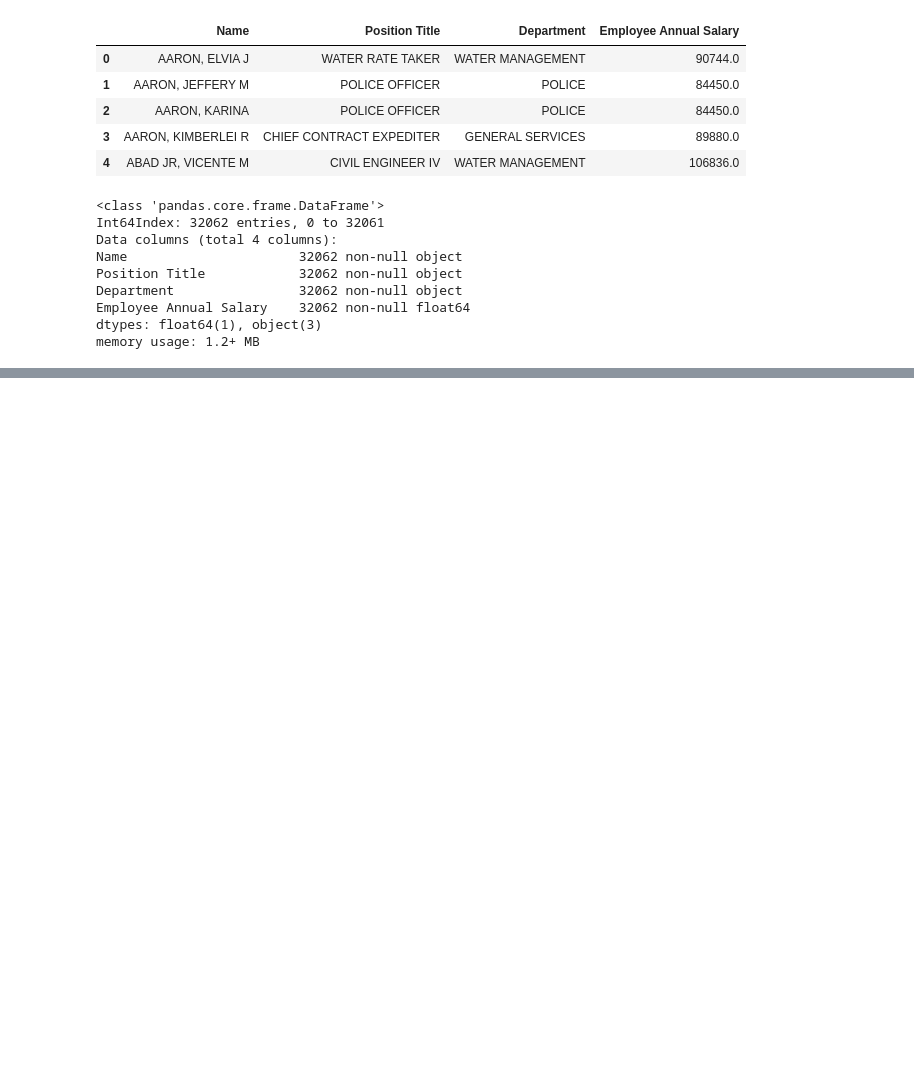
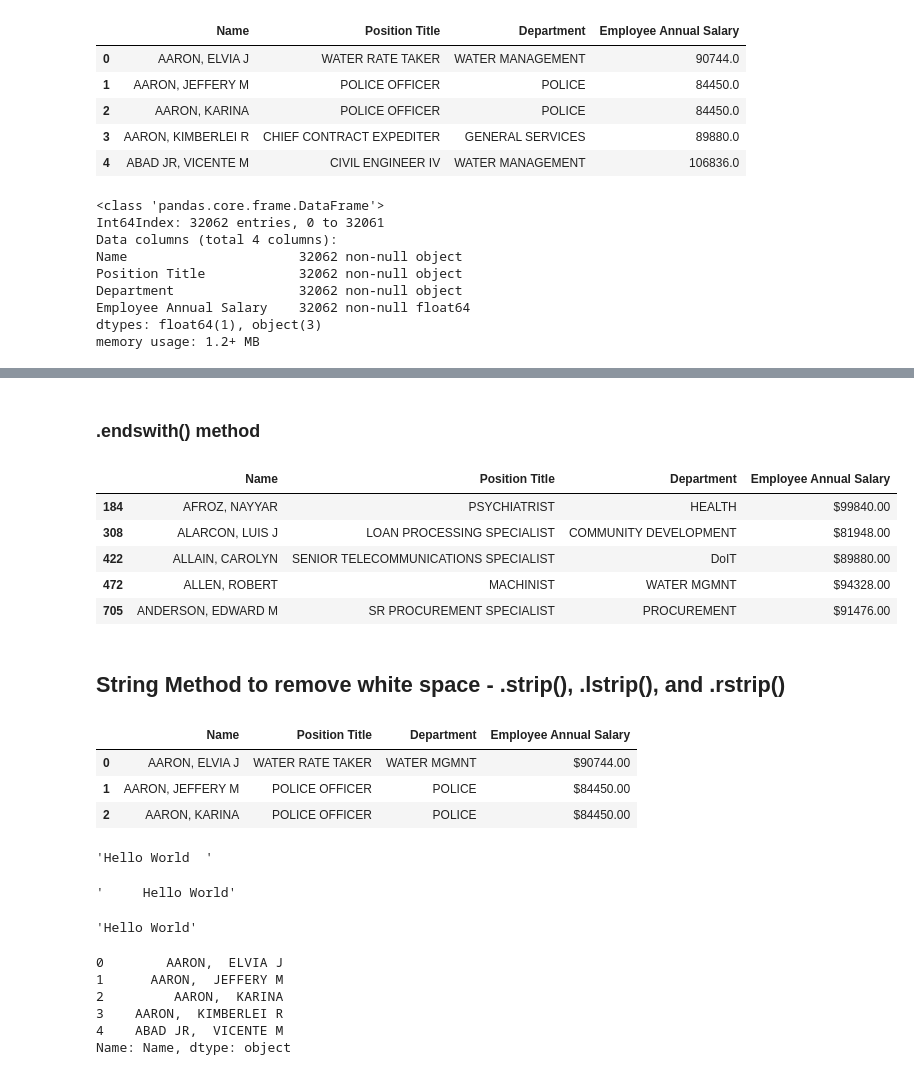
Before and after one commit to YoheiKo/DA_with_pandas_udemy, a Jupyter notebook: TextData.ipynb, the cells around one changed output, grey strips where cells are left out. Saved outputs shown, nothing was run; the diff lists cells and outputs as text; code cells hidden in the pictures; blank space fills up the shorter version.

```diff
--- a/TextData.ipynb
+++ b/TextData.ipynb
@@ -205,0 +273,45 @@ memory usage: 1.2+ MB
+# %% [markdown]
+### .endswith() method
+# %%
+mask = chicago["Position Title"].str.lower().str.endswith("ist")
+chicago[mask].head()
+# %% [output]
+|  | Name | Position Title | Department | Employee Annual Salary |
+| 184 | AFROZ, NAYYAR | PSYCHIATRIST | HEALTH | $99840.00 |
+| 308 | ALARCON, LUIS J | LOAN PROCESSING SPECIALIST | COMMUNITY DEVELOPMENT | $81948.00 |
+| 422 | ALLAIN, CAROLYN | SENIOR TELECOMMUNICATIONS SPECIALIST | DoIT | $89880.00 |
+| 472 | ALLEN, ROBERT | MACHINIST | WATER MGMNT | $94328.00 |
+| 705 | ANDERSON, EDWARD M | SR PROCUREMENT SPECIALIST | PROCUREMENT | $91476.00 |
+# %% [markdown]
+## String Method to remove white space - .strip(), .lstrip(), and .rstrip()
+# %%
+import pandas as pd
+chicago = pd.read_csv("chicago.csv").dropna(how = "all")
+chicago["Department"] = chicago["Department"].astype("category")
+chicago.head(3)
+# %% [output]
+|  | Name | Position Title | Department | Employee Annual Salary |
+| 0 | AARON, ELVIA J | WATER RATE TAKER | WATER MGMNT | $90744.00 |
+| 1 | AARON, JEFFERY M | POLICE OFFICER | POLICE | $84450.00 |
+| 2 | AARON, KARINA | POLICE OFFICER | POLICE | $84450.00 |
+# %%
+"     Hello World  ".lstrip() #remove spaces from the left
+# %% [output]
+'Hello World  '
+# %%
+"     Hello World  ".rstrip() #remove spaces from the right
+# %% [output]
+'     Hello World'
+# %%
+"     Hello World  ".strip() #remove spaces from the both ends
+# %% [output]
+'Hello World'
+# %%
+chicago["Name"].str.lstrip().head()
+# %% [output]
+0        AARON,  ELVIA J
+1      AARON,  JEFFERY M
+2         AARON,  KARINA
+3    AARON,  KIMBERLEI R
+4    ABAD JR,  VICENTE M
+Name: Name, dtype: object
```
Also changed, not shown: parts of 29 cells of this notebook.
